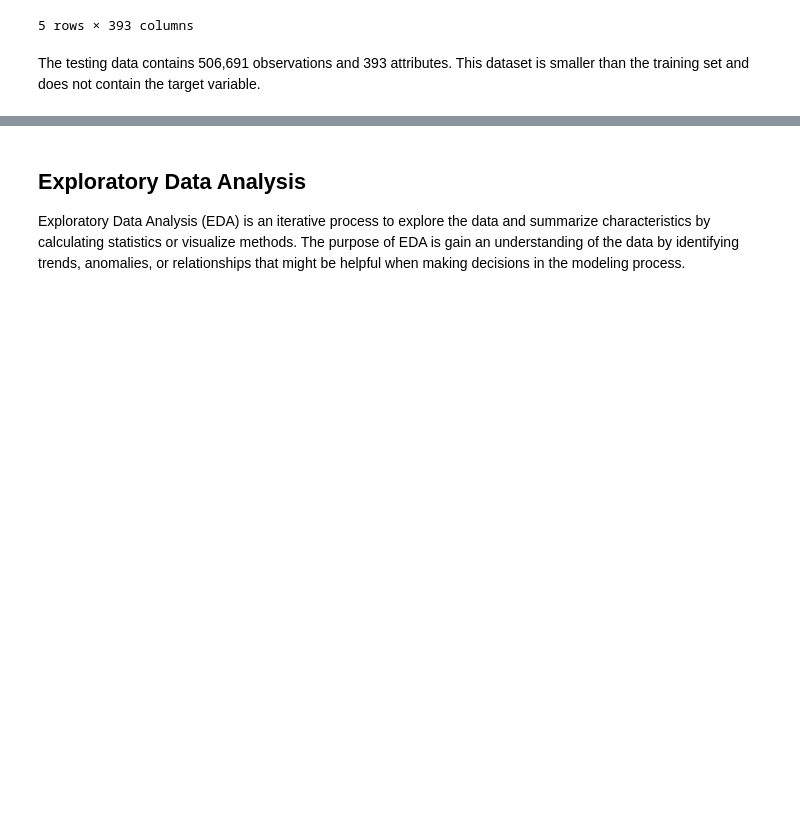
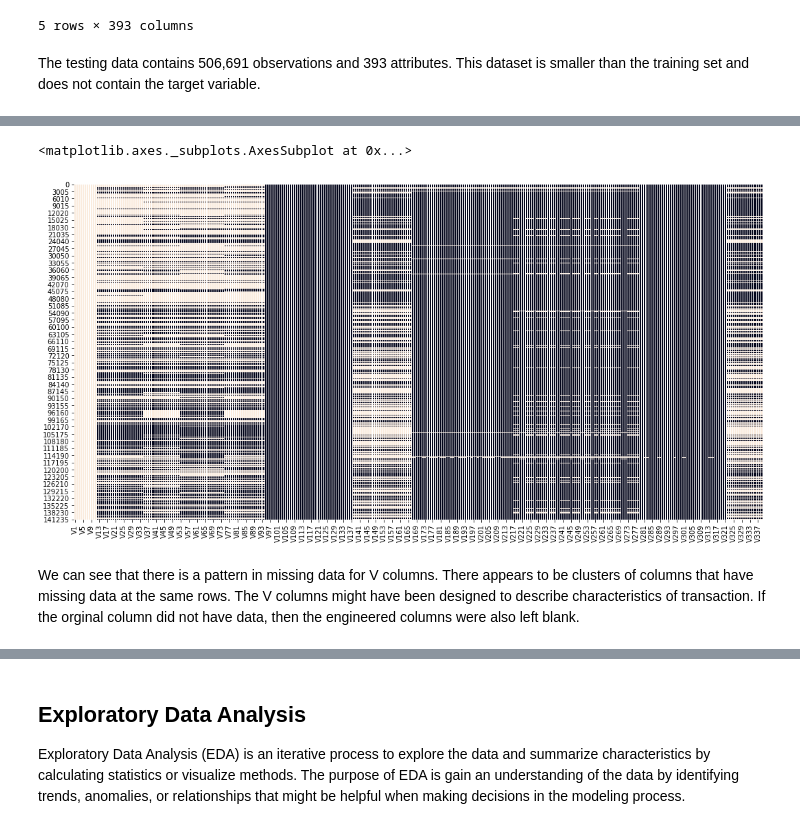
Before and after one commit to tsaw8/Thinkful_Project, a Jupyter notebook: Capstone: Supervised learning /IEEE-CIS Fraud Detection .ipynb, the cells around one changed output, grey strips where cells are left out. Drawn from its saved outputs; the diff is of its cells as text; code cells hidden in the pictures; blank space fills up the shorter version.

```diff
--- a/Capstone: Supervised learning /IEEE-CIS Fraud Detection .ipynb
+++ b/Capstone: Supervised learning /IEEE-CIS Fraud Detection .ipynb
@@ -138,0 +338,3 @@ The testing data contains 506,691 observations and 393 attributes. This dataset
+# %%
+# Vesta columns
+df_ves = df.filter(regex='V')
@@ -138,0 +364,8 @@ The testing data contains 506,691 observations and 393 attributes. This dataset
+# %%
+plt.figure(figsize=(18,9))
+sns.heatmap(df_ves.isnull(), cbar= False)
+# %% [output]
+<matplotlib.axes._subplots.AxesSubplot at 0x...>
+[figure, added]
+# %% [markdown]
+We can see that there is a pattern in missing data for V columns. There appears to be clusters of columns that have missing data at the same rows. The V columns might have been designed to describe characteristics of transaction. If the orginal column did not have data, then the engineered columns were also left blank.
```
Also changed, not shown: parts of 48 cells of this notebook.
